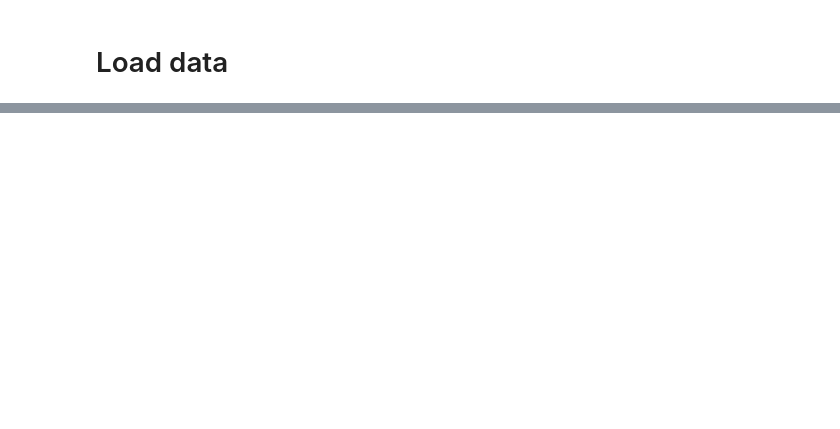
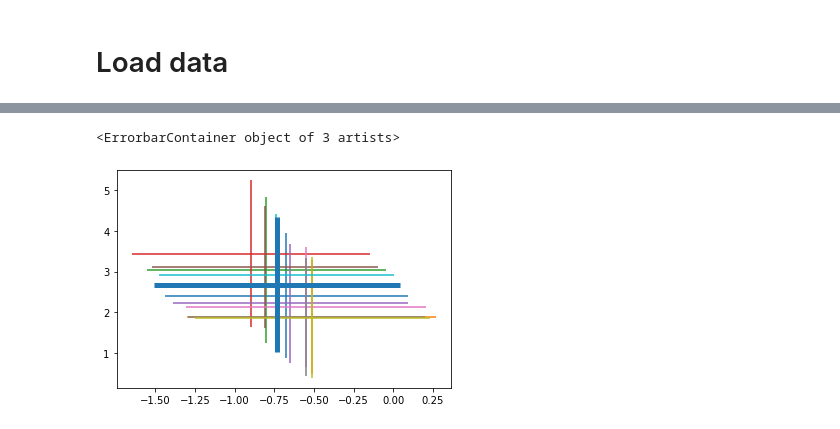
Before and after one commit to noukoudashisoup/score-EM, a Jupyter notebook: ipynb/ksd_banana_KL_q.ipynb, the cells around one changed output, grey strips where cells are left out. Cells and saved outputs as stored; diff of their text form; code cells hidden in the pictures; blank space fills up the shorter version.

```diff
--- a/ipynb/ksd_banana_KL_q.ipynb
+++ b/ipynb/ksd_banana_KL_q.ipynb
@@ -280,0 +305,9 @@ axes[0,0].set_xlim(-10,10)
+# %%
+z = cs.sample(1000,X_).detach().numpy()
+for i in range(10):
+    plt.errorbar(z[:,i,0].mean(0), z[:,i,1].mean(0), xerr=z[:,i,0].std(0), yerr=z[:,i,1].std(0),)
+
+plt.errorbar(z[:,:,0].mean((0,1)), z[:,:,1].mean((0,1)), xerr=z[:,:,0].std((0,1)), yerr=z[:,:,1].std((0,1)), lw=5)
+# %% [output]
+<ErrorbarContainer object of 3 artists>
+[figure, added]
```
Also changed, not shown: parts of 8 cells of this notebook, 3 other files.
